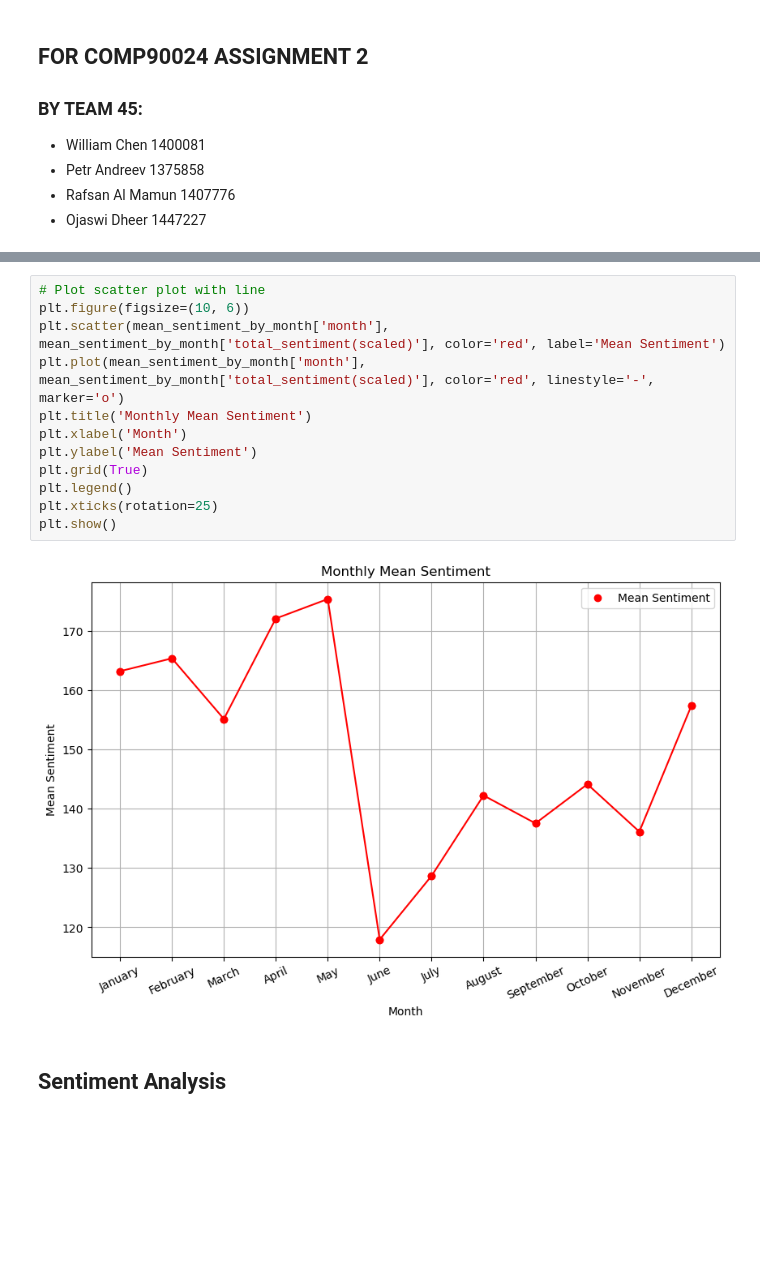
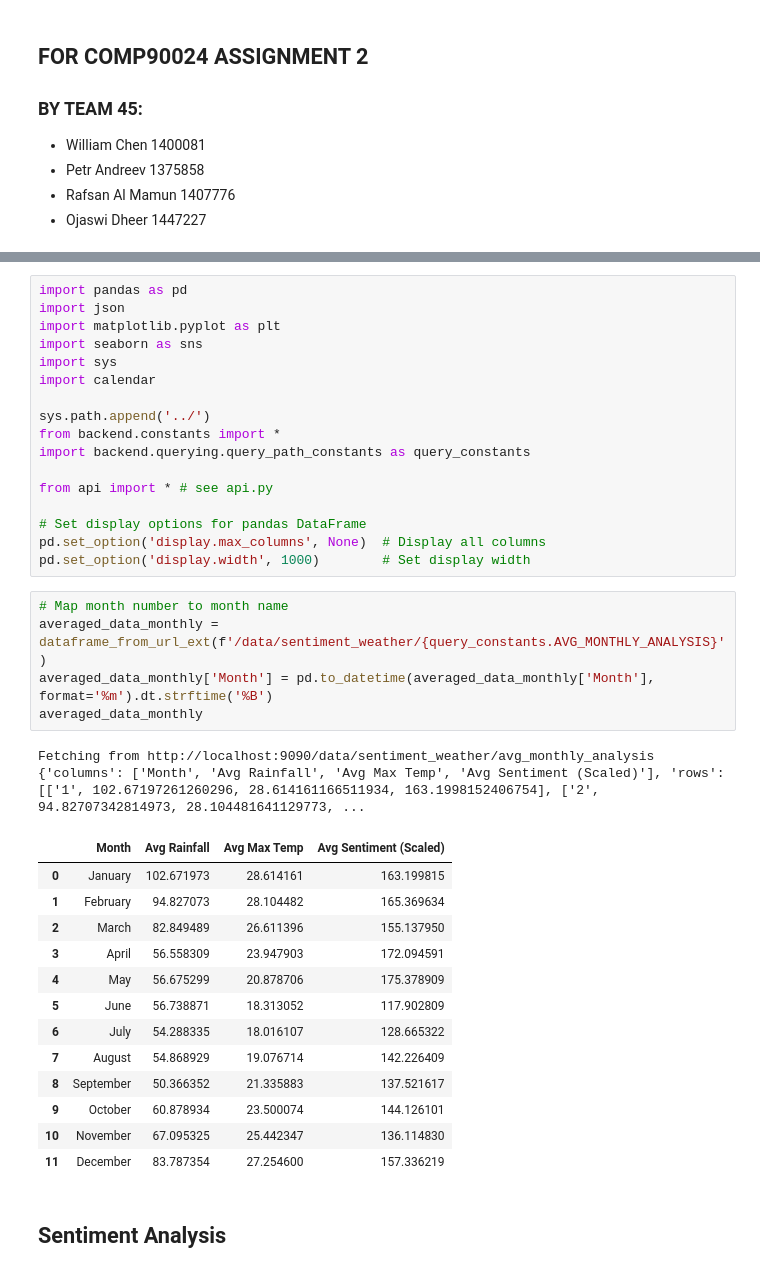
Before and after one commit to Rafsan7238/Analysing-Air-Quality-and-Lung-Disorder-in-Australia, a Jupyter notebook: frontend/Weather vs Sentiment Analysis.ipynb, the cells around one changed output, grey strips where cells are left out. Cells and saved outputs as stored; diff of their text form; blank space fills up the shorter version.

```diff
--- a/frontend/Weather vs Sentiment Analysis.ipynb
+++ b/frontend/Weather vs Sentiment Analysis.ipynb
@@ -59,16 +8,40 @@ mean_sentiment_by_month
-# %%
-# Plot scatter plot with line
-plt.figure(figsize=(10, 6))
-plt.scatter(mean_sentiment_by_month['month'], mean_sentiment_by_month['total_sentiment(scaled)'], color='red', label='Mean Sentiment')
-plt.plot(mean_sentiment_by_month['month'], mean_sentiment_by_month['total_sentiment(scaled)'], color='red', linestyle='-', marker='o')
-plt.title('Monthly Mean Sentiment')
-plt.xlabel('Month')
-plt.ylabel('Mean Sentiment')
-plt.grid(True)
-plt.legend()
-plt.xticks(rotation=25)
-plt.show()
-# %% [output]
-[figure, removed]
+# %%
+import pandas as pd
+import json
+import matplotlib.pyplot as plt
+import seaborn as sns
+import sys
+import calendar
+
+sys.path.append('../')
+from backend.constants import *
+import backend.querying.query_path_constants as query_constants
+
+from api import * # see api.py
+
+# Set display options for pandas DataFrame
+pd.set_option('display.max_columns', None)  # Display all columns
+pd.set_option('display.width', 1000)        # Set display width
+# %%
+# Map month number to month name
+averaged_data_monthly = dataframe_from_url_ext(f'/data/sentiment_weather/{query_constants.AVG_MONTHLY_ANALYSIS}')
+averaged_data_monthly['Month'] = pd.to_datetime(averaged_data_monthly['Month'], format='%m').dt.strftime('%B')
+averaged_data_monthly
+# %% [output]
+Fetching from http://localhost:9090/data/sentiment_weather/avg_monthly_analysis
+{'columns': ['Month', 'Avg Rainfall', 'Avg Max Temp', 'Avg Sentiment (Scaled)'], 'rows': [['1', 102.67197261260296, 28.614161166511934, 163.1998152406754], ['2', 94.82707342814973, 28.104481641129773, ...
+|  | Month | Avg Rainfall | Avg Max Temp | Avg Sentiment (Scaled) |
+| 0 | January | 102.671973 | 28.614161 | 163.199815 |
+| 1 | February | 94.827073 | 28.104482 | 165.369634 |
+| 2 | March | 82.849489 | 26.611396 | 155.137950 |
+| 3 | April | 56.558309 | 23.947903 | 172.094591 |
+| 4 | May | 56.675299 | 20.878706 | 175.378909 |
+| 5 | June | 56.738871 | 18.313052 | 117.902809 |
+| 6 | July | 54.288335 | 18.016107 | 128.665322 |
+| 7 | August | 54.868929 | 19.076714 | 142.226409 |
+| 8 | September | 50.366352 | 21.335883 | 137.521617 |
+| 9 | October | 60.878934 | 23.500074 | 144.126101 |
+| 10 | November | 67.095325 | 25.442347 | 136.114830 |
+| 11 | December | 83.787354 | 27.254600 | 157.336219 |
 # %% [markdown]
 ## Sentiment Analysis
```
Also changed, not shown: parts of 12 cells of this notebook, 8 other files.
